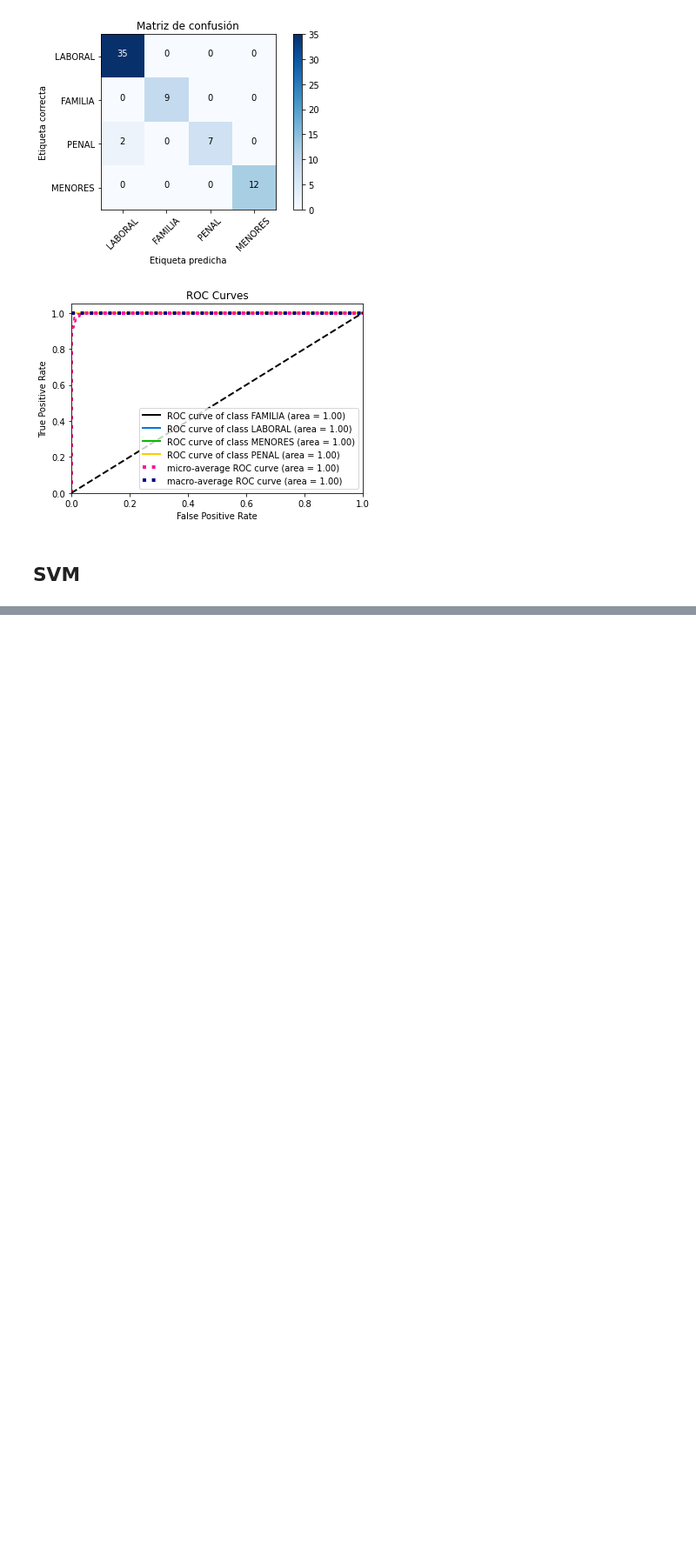
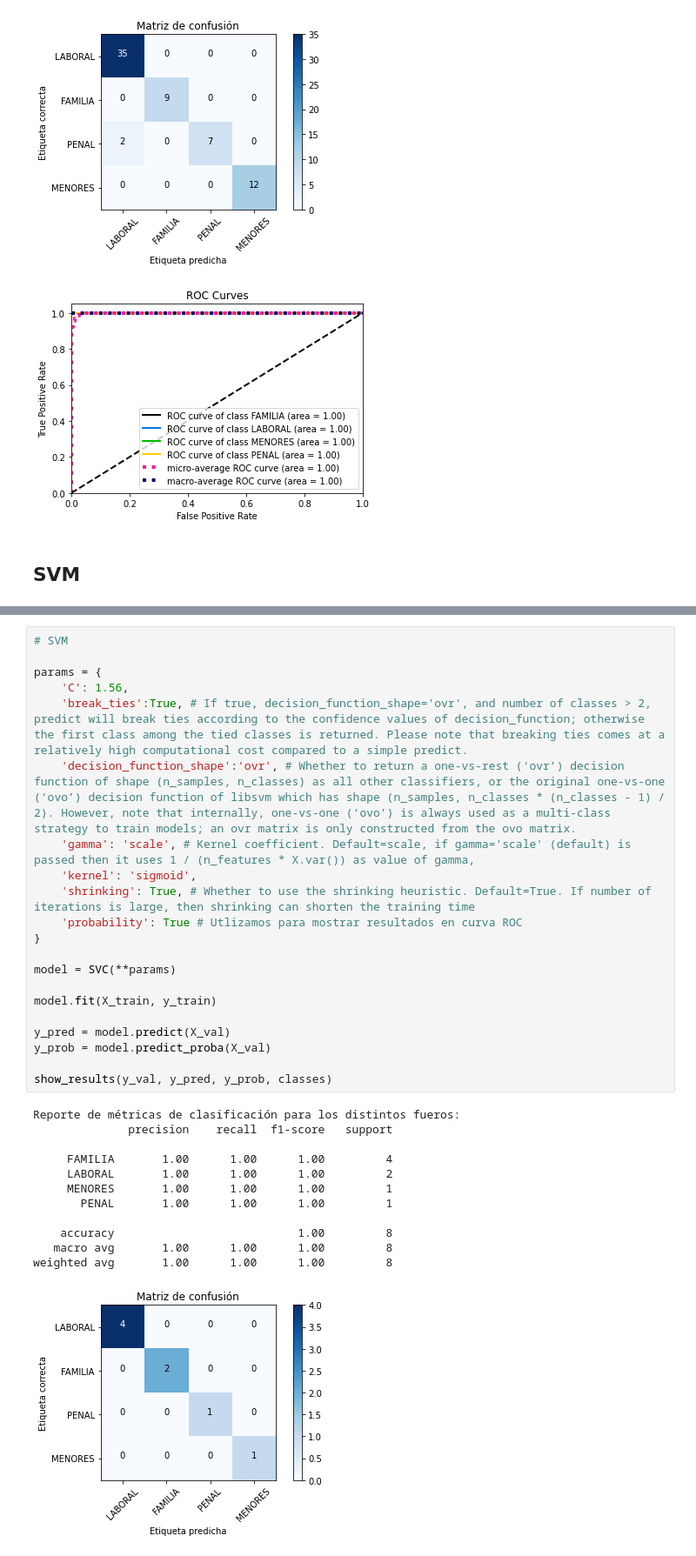
Before and after one commit to adrian-alejandro/Busqueda-y-Recomendacion-para-Textos-Legales-Mentoria-2022, a Jupyter notebook: Practico 3 - Aprendizaje Supervisado.ipynb, the cells around one changed output, grey strips where cells are left out. Shown at 87% size. Cells and saved outputs as stored; diff of their text form; blank space fills up the shorter version.

```diff
--- a/Practico 3 - Aprendizaje Supervisado.ipynb
+++ b/Practico 3 - Aprendizaje Supervisado.ipynb
@@ -701,0 +719,34 @@ weighted avg       1.00      1.00      1.00        65
+# %%
+# SVM
+
+params = {
+    'C': 1.56,
+    'break_ties':True, # If true, decision_function_shape='ovr', and number of classes > 2, predict will break ties according to the confidence values of decision_function; otherwise the first class among the tied classes is returned. Please note that breaking ties comes at a relatively high computational cost compared to a simple predict.
+    'decision_function_shape':'ovr', # Whether to return a one-vs-rest (‘ovr’) decision function of shape (n_samples, n_classes) as all other classifiers, or the original one-vs-one (‘ovo’) decision function of libsvm which has shape (n_samples, n_classes * (n_classes - 1) / 2). However, note that internally, one-vs-one (‘ovo’) is always used as a multi-class strategy to train models; an ovr matrix is only constructed from the ovo matrix.
+    'gamma': 'scale', # Kernel coefficient. Default=scale, if gamma='scale' (default) is passed then it uses 1 / (n_features * X.var()) as value of gamma,
+    'kernel': 'sigmoid',
+    'shrinking': True, # Whether to use the shrinking heuristic. Default=True. If number of iterations is large, then shrinking can shorten the training time
+    'probability': True # Utlizamos para mostrar resultados en curva ROC
+}
+
+model = SVC(**params)
+
+model.fit(X_train, y_train)
+
+y_pred = model.predict(X_val)
+y_prob = model.predict_proba(X_val)
+
+show_results(y_val, y_pred, y_prob, classes)
+# %% [output]
+Reporte de métricas de clasificación para los distintos fueros:
+              precision    recall  f1-score   support
+
+     FAMILIA       1.00      1.00      1.00         4
+     LABORAL       1.00      1.00      1.00         2
+     MENORES       1.00      1.00      1.00         1
+       PENAL       1.00      1.00      1.00         1
+
+    accuracy                           1.00         8
+   macro avg       1.00      1.00      1.00         8
+weighted avg       1.00      1.00      1.00         8
+[figure, added]
```
Also changed, not shown: parts of 13 cells of this notebook, 3 other files.
